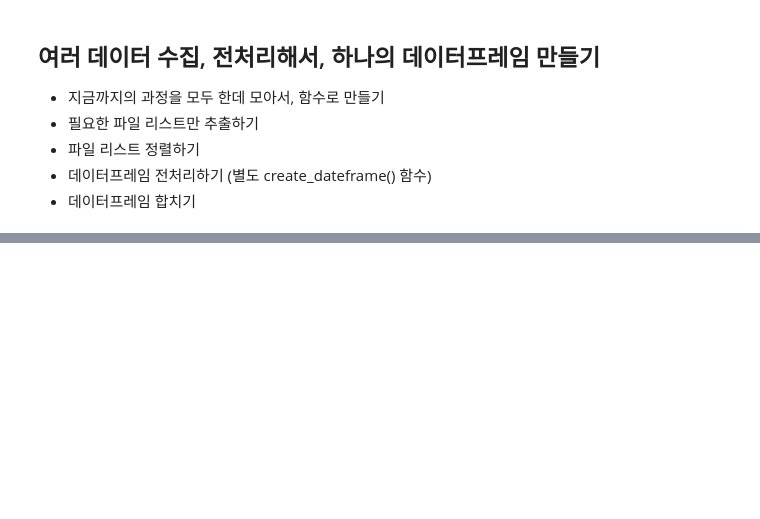
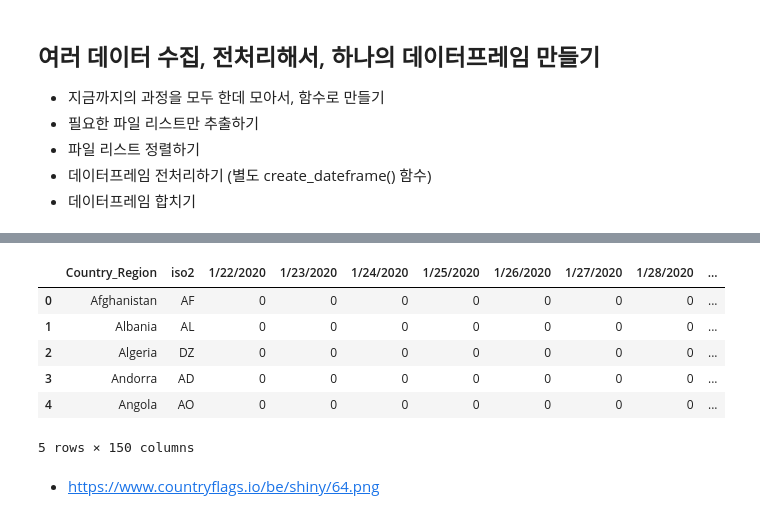
Before and after one commit to young-hun-jo/DataAnalysis, a Jupyter notebook: covid19/Covid19_visualization.ipynb, the cells around one changed output, grey strips where cells are left out. Saved outputs shown, nothing was run; the diff lists cells and outputs as text; code cells hidden in the pictures; blank space fills up the shorter version.

```diff
--- a/covid19/Covid19_visualization.ipynb
+++ b/covid19/Covid19_visualization.ipynb
@@ -281,0 +385,11 @@ final_data.to_csv('C:/Users/joyh1/Desktop/GitRepo/data/covid19_final_data.csv')
+# %%
+merge_df.loc[merge_df['Country_Region'] == 'Comoros', 'iso2'] = 'KM'
+# %%
+merge_df.loc[merge_df['Country_Region'] == 'Lesotho', 'iso2'] = 'LS'
+merge_df.loc[merge_df['Country_Region'] == 'Sao Tome and Principe', 'iso2'] = 'ST'
+merge_df.loc[merge_df['Country_Region'] == 'Tajikistan', 'iso2'] = 'TJ'
+merge_df.loc[merge_df['Country_Region'] == 'Yemen', 'iso2'] = 'YE'
+# %%
+# 크루즈 관련 결측치는 없애기
+merge_df = merge_df.dropna(subset=['iso2'])
+merge_df.isnull().sum()
@@ -281,0 +409,17 @@ final_data.to_csv('C:/Users/joyh1/Desktop/GitRepo/data/covid19_final_data.csv')
+# %%
+# 데이터프레임 칼럼명 순서 바꿔주기
+cols = merge_df.columns.tolist()
+cols.remove('iso2')
+cols.insert(1, 'iso2')
+merge_df = merge_df[cols]
+merge_df.head()
+# %% [output]
+|  | Country_Region | iso2 | 1/22/2020 | 1/23/2020 | 1/24/2020 | 1/25/2020 | 1/26/2020 | 1/27/2020 | 1/28/2020 | ... |
+| 0 | Afghanistan | AF | 0 | 0 | 0 | 0 | 0 | 0 | 0 | ... |
+| 1 | Albania | AL | 0 | 0 | 0 | 0 | 0 | 0 | 0 | ... |
+| 2 | Algeria | DZ | 0 | 0 | 0 | 0 | 0 | 0 | 0 | ... |
+| 3 | Andorra | AD | 0 | 0 | 0 | 0 | 0 | 0 | 0 | ... |
+| 4 | Angola | AO | 0 | 0 | 0 | 0 | 0 | 0 | 0 | ... |
+5 rows × 150 columns
+# %% [markdown]
+* https://www.countryflags.io/be/shiny/64.png
```
Also changed, not shown: parts of 20 cells of this notebook.
